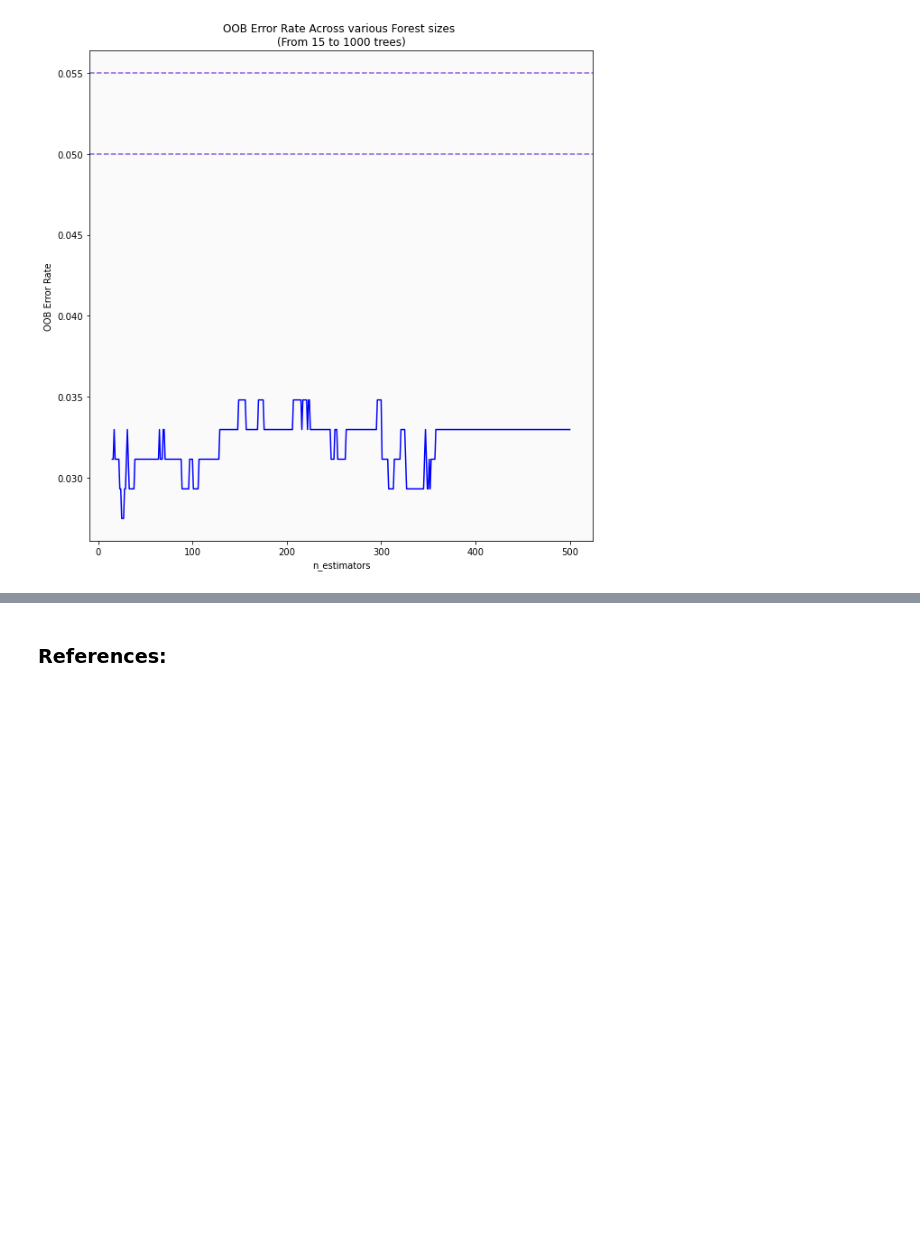
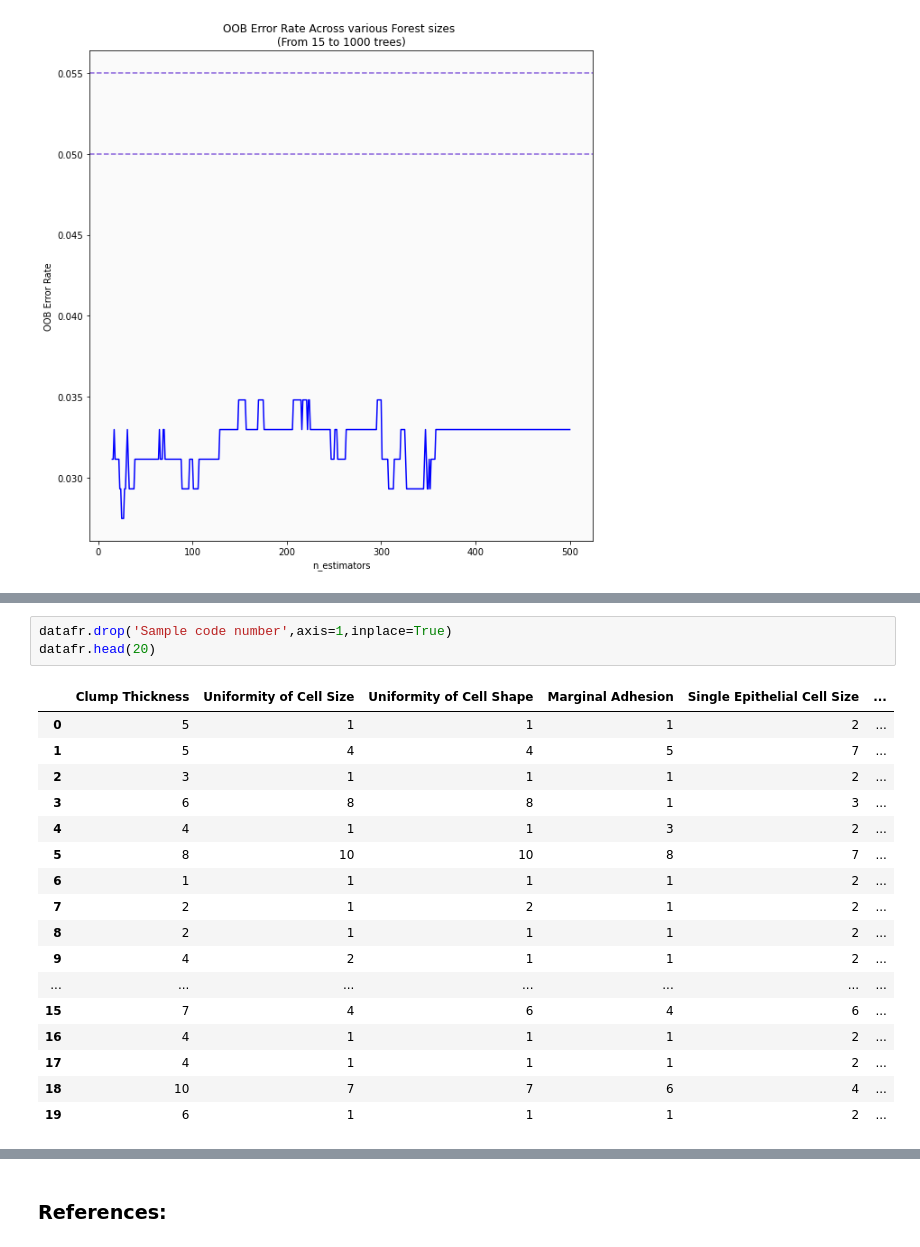
Before and after one commit to Ruairi8/ProgDAProject2, a Jupyter notebook: file1.ipynb, the cells around one changed output, grey strips where cells are left out. Cells and saved outputs as stored; diff of their text form; blank space fills up the shorter version.

```diff
--- a/file1.ipynb
+++ b/file1.ipynb
@@ -439,0 +733,21 @@ Text(0.5, 1.0, 'OOB Error Rate Across various Forest sizes \n(From 15 to 1000 tr
+# %%
+datafr.drop('Sample code number',axis=1,inplace=True)
+datafr.head(20)
+# %% [output]
+|  | Clump Thickness | Uniformity of Cell Size | Uniformity of Cell Shape | Marginal Adhesion | Single Epithelial Cell Size | ... |
+| 0 | 5 | 1 | 1 | 1 | 2 | ... |
+| 1 | 5 | 4 | 4 | 5 | 7 | ... |
+| 2 | 3 | 1 | 1 | 1 | 2 | ... |
+| 3 | 6 | 8 | 8 | 1 | 3 | ... |
+| 4 | 4 | 1 | 1 | 3 | 2 | ... |
+| 5 | 8 | 10 | 10 | 8 | 7 | ... |
+| 6 | 1 | 1 | 1 | 1 | 2 | ... |
+| 7 | 2 | 1 | 2 | 1 | 2 | ... |
+| 8 | 2 | 1 | 1 | 1 | 2 | ... |
+| 9 | 4 | 2 | 1 | 1 | 2 | ... |
+| ... | ... | ... | ... | ... | ... | ... |
+| 15 | 7 | 4 | 6 | 4 | 6 | ... |
+| 16 | 4 | 1 | 1 | 1 | 2 | ... |
+| 17 | 4 | 1 | 1 | 1 | 2 | ... |
+| 18 | 10 | 7 | 7 | 6 | 4 | ... |
+| 19 | 6 | 1 | 1 | 1 | 2 | ... |
```
Also changed, not shown: parts of 35 cells of this notebook.
